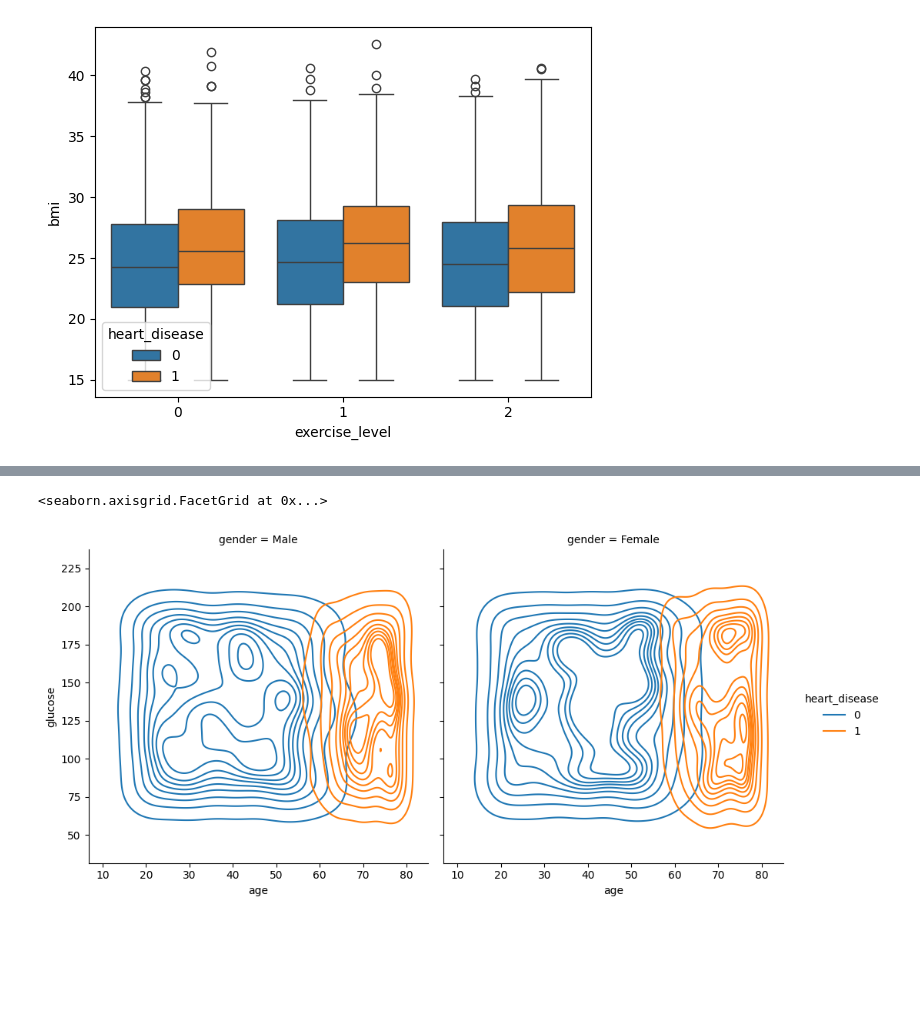
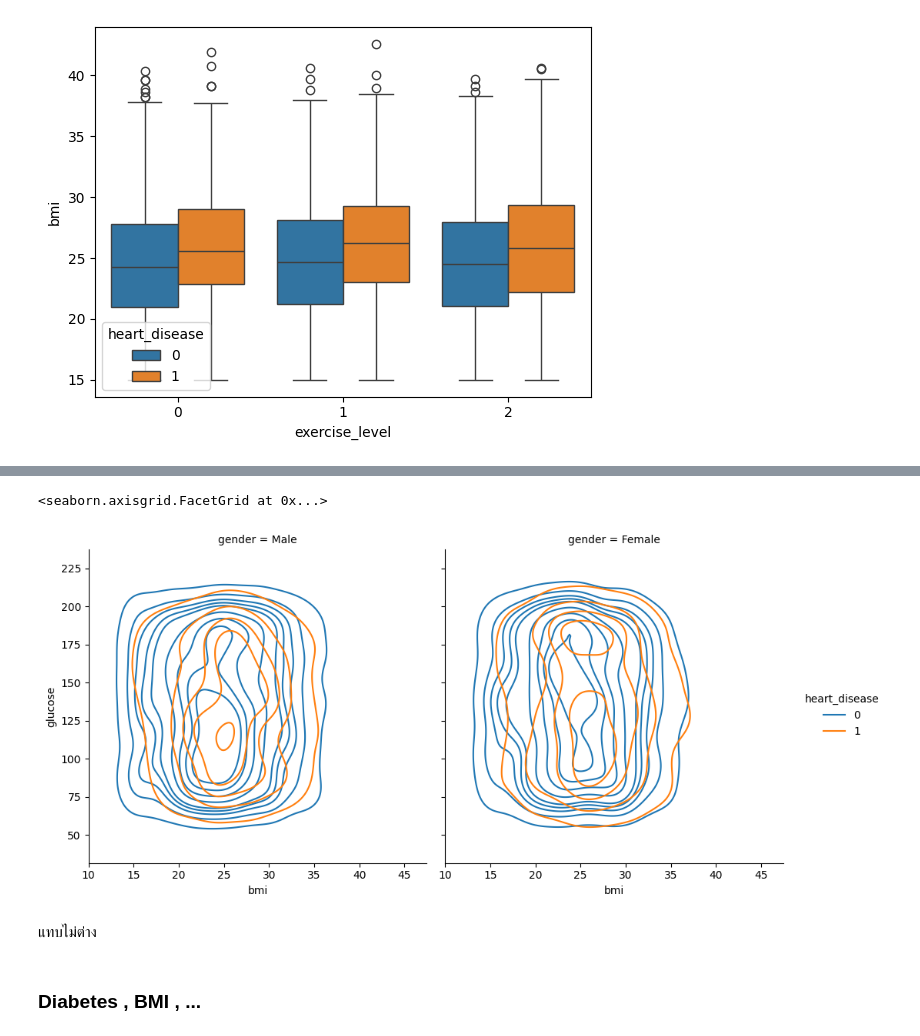
Before and after one commit to ChickenMan-1080/ML-Logistic-Regression, a Jupyter notebook: ML-SmartHealthCare_and_LifeStyle/Smart_Health_Care_LifeStyle.ipynb, the cells around one changed output, grey strips where cells are left out. Drawn from its saved outputs; the diff is of its cells as text; code cells hidden in the pictures; blank space fills up the shorter version.

```diff
--- a/ML-SmartHealthCare_and_LifeStyle/Smart_Health_Care_LifeStyle.ipynb
+++ b/ML-SmartHealthCare_and_LifeStyle/Smart_Health_Care_LifeStyle.ipynb
@@ -246,5 +304,9 @@ sns.kdeplot(data=df,x='bmi',y='cholesterol',hue='heart_disease', fill='True')
 # %%
-sns.displot(data=df,x='age',y='glucose',hue='heart_disease',col='gender',kind='kde')
+sns.displot(data=df,x='bmi',y='glucose',hue='heart_disease',col='gender',kind='kde')
 # %% [output]
 <seaborn.axisgrid.FacetGrid at 0x...>
-[figure, old version]
+[figure, new version]
+# %% [markdown]
+แทบไม่ต่าง
+# %% [markdown]
+### Diabetes , BMI , ...
```
Also changed, not shown: parts of 15 cells of this notebook.
